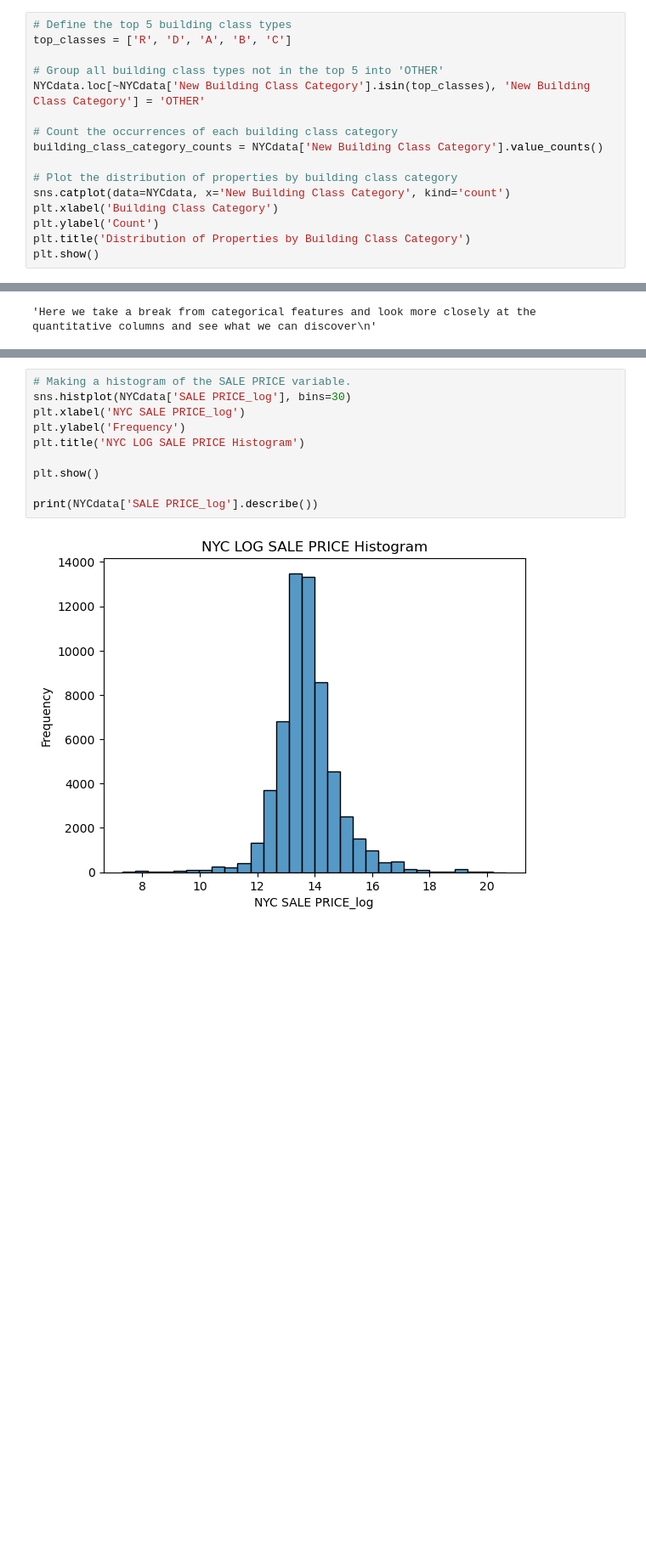
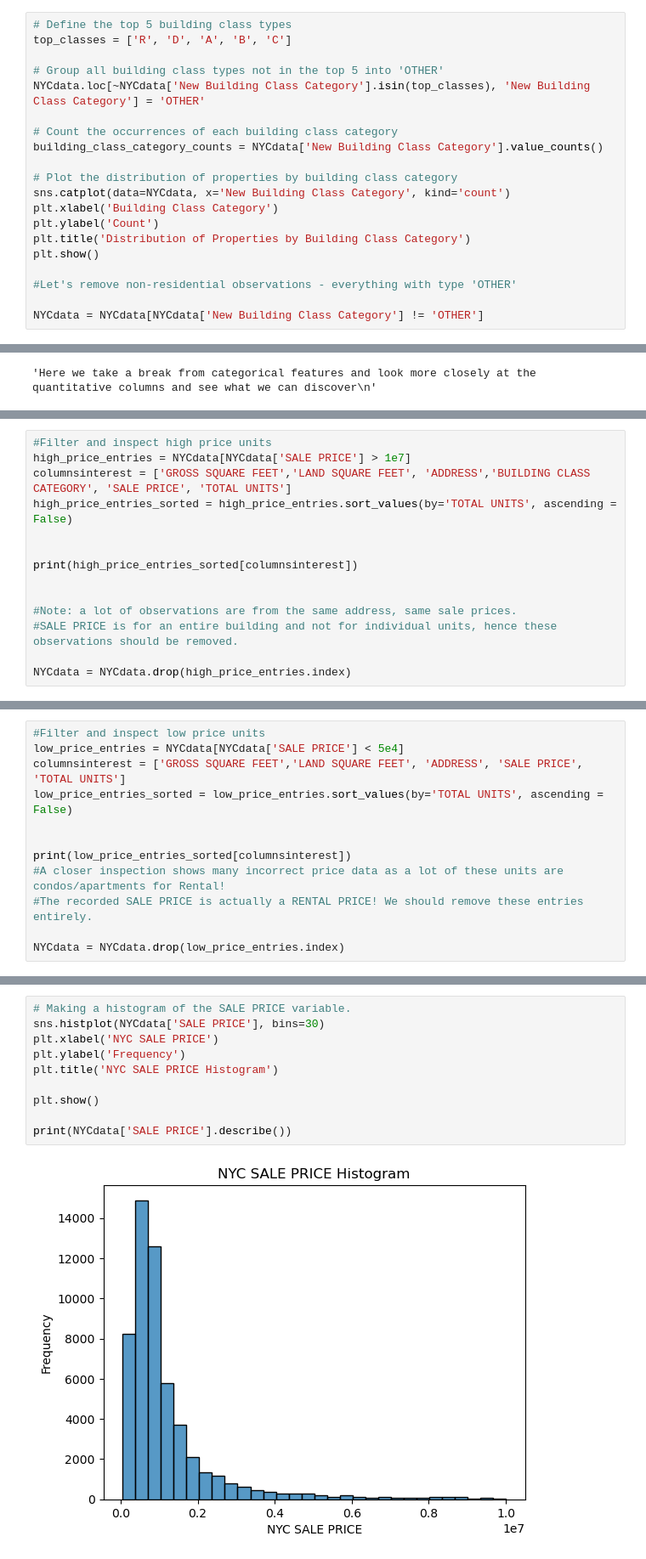
Before and after one commit to jcheng93/Capstone-NYC-Property-Sales, a Jupyter notebook: EDA.ipynb, the cells around one changed output, grey strips where cells are left out. Shown at 85% size. Saved outputs shown, nothing was run; the diff lists cells and outputs as text; blank space fills up the shorter version.

```diff
--- a/EDA.ipynb
+++ b/EDA.ipynb
@@ -127,6 +127,10 @@ plt.xlabel('Building Class Category')
 plt.ylabel('Count')
 plt.title('Distribution of Properties by Building Class Category')
 plt.show()
+
+#Let's remove non-residential observations - everything with type 'OTHER'
+
+NYCdata = NYCdata[NYCdata['New Building Class Category'] != 'OTHER']
 # %% [output]
 [figure]
 # %%
@@ -299,0 +304,14 @@ plt.show()
+# %%
+#Filter and inspect high price units
+high_price_entries = NYCdata[NYCdata['SALE PRICE'] > 1e7]
+columnsinterest = ['GROSS SQUARE FEET','LAND SQUARE FEET', 'ADDRESS','BUILDING CLASS CATEGORY', 'SALE PRICE', 'TOTAL UNITS']
+high_price_entries_sorted = high_price_entries.sort_values(by='TOTAL UNITS', ascending = False)
+
+
+print(high_price_entries_sorted[columnsinterest])
+
+
+#Note: a lot of observations are from the same address, same sale prices.
+#SALE PRICE is for an entire building and not for individual units, hence these observations should be removed.
+
+NYCdata = NYCdata.drop(high_price_entries.index)
@@ -299,0 +336,12 @@ plt.show()
+# %%
+#Filter and inspect low price units
+low_price_entries = NYCdata[NYCdata['SALE PRICE'] < 5e4]
+columnsinterest = ['GROSS SQUARE FEET','LAND SQUARE FEET', 'ADDRESS', 'SALE PRICE', 'TOTAL UNITS']
+low_price_entries_sorted = low_price_entries.sort_values(by='TOTAL UNITS', ascending = False)
+
+
+print(low_price_entries_sorted[columnsinterest])
+#A closer inspection shows many incorrect price data as a lot of these units are condos/apartments for Rental!
+#The recorded SALE PRICE is actually a RENTAL PRICE! We should remove these entries entirely.
+
+NYCdata = NYCdata.drop(low_price_entries.index)
@@ -300,12 +366,12 @@ plt.show()
 # %%
 # Making a histogram of the SALE PRICE variable.
-sns.histplot(NYCdata['SALE PRICE_log'], bins=30)
-plt.xlabel('NYC SALE PRICE_log')
+sns.histplot(NYCdata['SALE PRICE'], bins=30)
+plt.xlabel('NYC SALE PRICE')
 plt.ylabel('Frequency')
-plt.title('NYC LOG SALE PRICE Histogram')
+plt.title('NYC SALE PRICE Histogram')
 
 plt.show()
 
-print(NYCdata['SALE PRICE_log'].describe())
+print(NYCdata['SALE PRICE'].describe())
 # %% [output]
-[figure, old version]
+[figure, new version]
```
Also changed, not shown: parts of 27 cells of this notebook, 1 other file.
